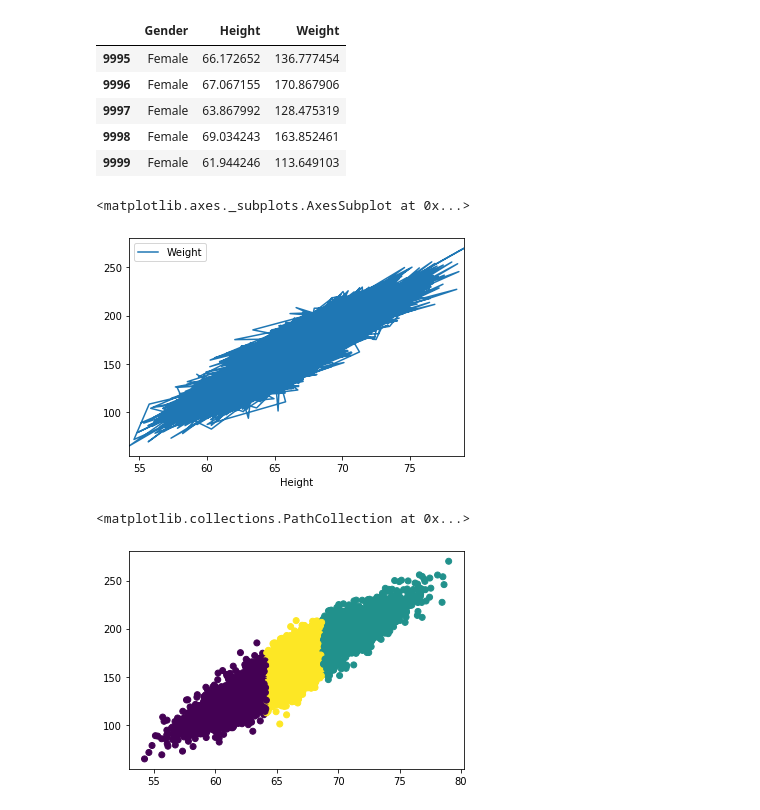
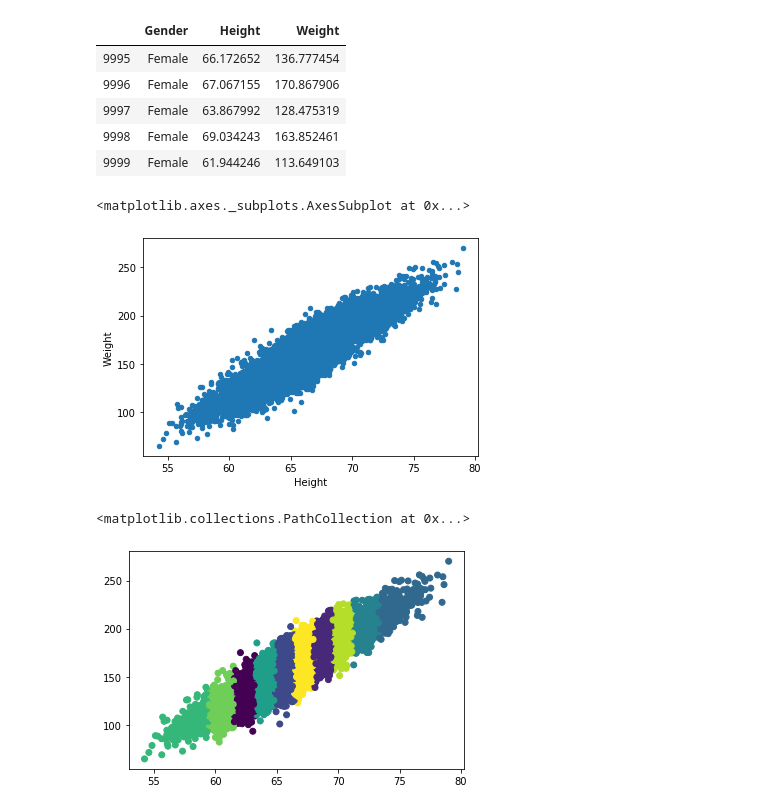
Before and after one commit to NandaCj/data-science-class, a Jupyter notebook: Python/machine_learning/KMeans_Clustering.ipynb, the cells around one changed output. Saved outputs shown, nothing was run; the diff lists cells and outputs as text; code cells hidden in the pictures.

```diff
--- a/Python/machine_learning/KMeans_Clustering.ipynb
+++ b/Python/machine_learning/KMeans_Clustering.ipynb
@@ -49,17 +49,17 @@ df.tail()
 | 9998 | Female | 69.034243 | 163.852461 |
 | 9999 | Female | 61.944246 | 113.649103 |
 # %%
-df.plot('Height', 'Weight', kind='line')
+df.plot('Height', 'Weight', kind='scatter')
 # %% [output]
 <matplotlib.axes._subplots.AxesSubplot at 0x...>
-[figure, old version]
+[figure, new version]
 # %%
-kmeans = KMeans(n_clusters=3)
+kmeans = KMeans(n_clusters=10)
 kmeans.fit(df.Height.values.reshape(-1,1), df.Weight.values.reshape(-1,1))
 pl.scatter(x=df.Height.values, y=df.Weight.values, c=kmeans.labels_)
 # %% [output]
 <matplotlib.collections.PathCollection at 0x...>
-[figure, old version]
+[figure, new version]
 # %%
 kmeans.predict([[30]])
 # %% [output]
```
Also changed, not shown: parts of 4 cells of this notebook.
